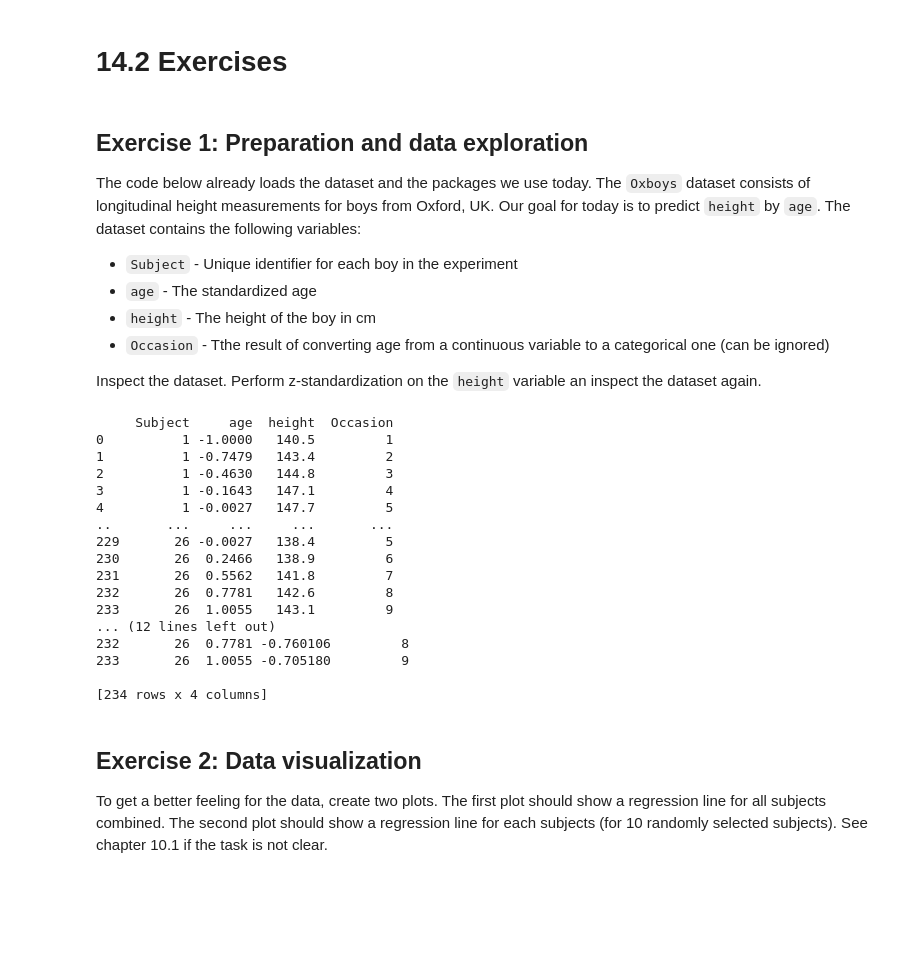
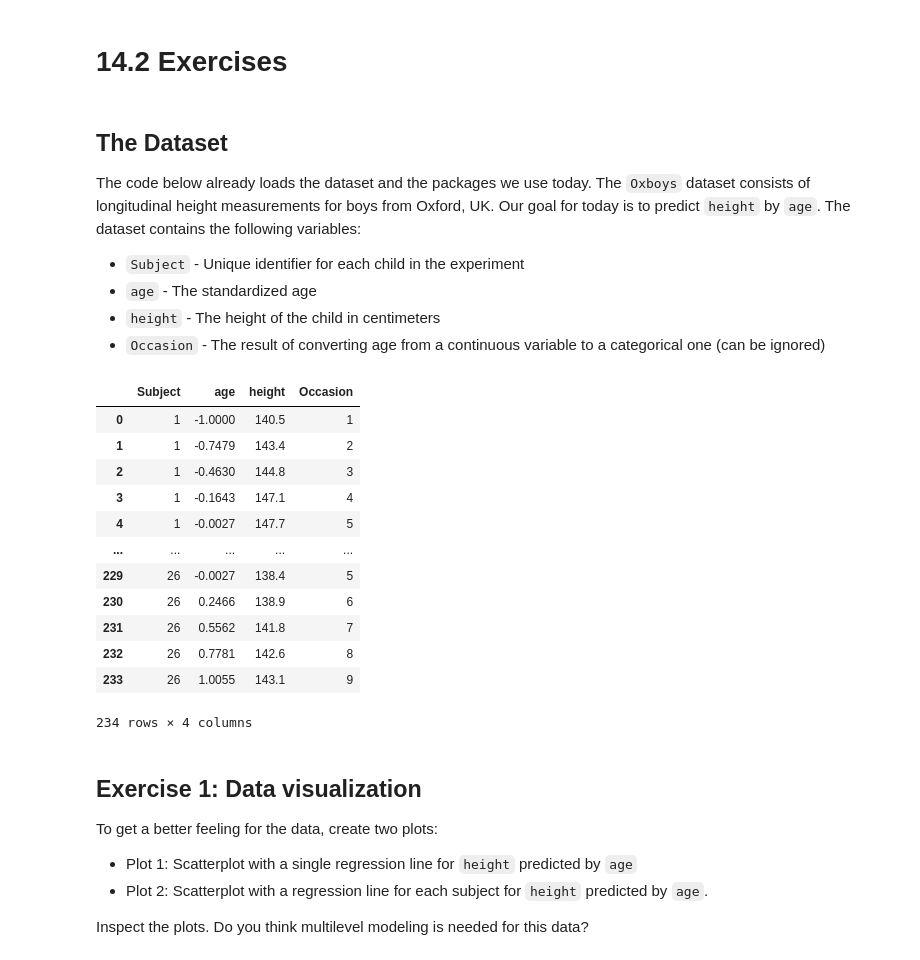
Before and after one commit to mibur1/psy111, a Jupyter notebook: book/statistics/10_Multilevel_Models/2_Exercises.ipynb, the cells around one changed output. Cells and saved outputs as stored; diff of their text form; code cells hidden in the pictures; blank space fills up the shorter version.

```diff
--- a/book/statistics/10_Multilevel_Models/2_Exercises.ipynb
+++ b/book/statistics/10_Multilevel_Models/2_Exercises.ipynb
@@ -1,57 +1,45 @@
 # %% [markdown]
 # 14.2 Exercises
 # %% [markdown]
-## Exercise 1: Preparation and data exploration
+## The Dataset
 
 The code below already loads the dataset and the packages we use today. The `Oxboys` dataset consists of longitudinal height measurements for boys from Oxford, UK. Our goal for today is to predict `height` by `age`. The dataset contains the following variables:
 
-- `Subject` - Unique identifier for each boy in the experiment
+- `Subject` - Unique identifier for each child in the experiment
 - `age` - The standardized age
-- `height` - The height of the boy in cm
-- `Occasion` - Tthe result of converting age from a continuous variable to a categorical one (can be ignored)
-
-Inspect the dataset. Perform z-standardization on the `height` variable an inspect the dataset again.
+- `height` - The height of the child in centimeters
+- `Occasion` - The result of converting age from a continuous variable to a categorical one (can be ignored)
 # %%
 # Load packages
 import numpy as np
 import pandas as pd
 import statsmodels.api as sm
 import statsmodels.formula.api as smf
 import seaborn as sns
 import matplotlib.pyplot as plt
 
-# Load dataset
 data = sm.datasets.get_rdataset("Oxboys", "nlme").data
-
-##solution
-
-# Inspect dataset
-print(data)
-
-# Z-standardize the `height` variable
-data['height'] = (data['height'] - data['height'].mean()) / data['height'].std()
-
-# Inspect dataset again
-print(data)
+data
 # %% [output]
+|  | Subject | age | height | Occasion |
+| 0 | 1 | -1.0000 | 140.5 | 1 |
+| 1 | 1 | -0.7479 | 143.4 | 2 |
+| 2 | 1 | -0.4630 | 144.8 | 3 |
+| 3 | 1 | -0.1643 | 147.1 | 4 |
+| 4 | 1 | -0.0027 | 147.7 | 5 |
+| ... | ... | ... | ... | ... |
+| 229 | 26 | -0.0027 | 138.4 | 5 |
+| 230 | 26 | 0.2466 | 138.9 | 6 |
+| 231 | 26 | 0.5562 | 141.8 | 7 |
+| 232 | 26 | 0.7781 | 142.6 | 8 |
+| 233 | 26 | 1.0055 | 143.1 | 9 |
-     Subject     age  height  Occasion
-0          1 -1.0000   140.5         1
-1          1 -0.7479   143.4         2
-2          1 -0.4630   144.8         3
-3          1 -0.1643   147.1         4
-4          1 -0.0027   147.7         5
-..       ...     ...     ...       ...
-229       26 -0.0027   138.4         5
-230       26  0.2466   138.9         6
-231       26  0.5562   141.8         7
-232       26  0.7781   142.6         8
-233       26  1.0055   143.1         9
-... (12 lines left out)
-232       26  0.7781 -0.760106         8
-233       26  1.0055 -0.705180         9
-
-[234 rows x 4 columns]
+234 rows × 4 columns
 # %% [markdown]
-## Exercise 2: Data visualization
+## Exercise 1: Data visualization
 
-To get a better feeling for the data, create two plots. The first plot should show a regression line for all subjects combined. The second plot should show a regression line for each subjects (for 10 randomly selected subjects). See chapter 10.1 if the task is not clear.
+To get a better feeling for the data, create two plots:
+
+- Plot 1: Scatterplot with a single regression line for `height` predicted by `age`
+- Plot 2: Scatterplot with a regression line for each subject for `height` predicted by `age`.
+
+Inspect the plots. Do you think multilevel modeling is needed for this data?
```
Also changed, not shown: parts of 11 cells of this notebook, 3 other files.
